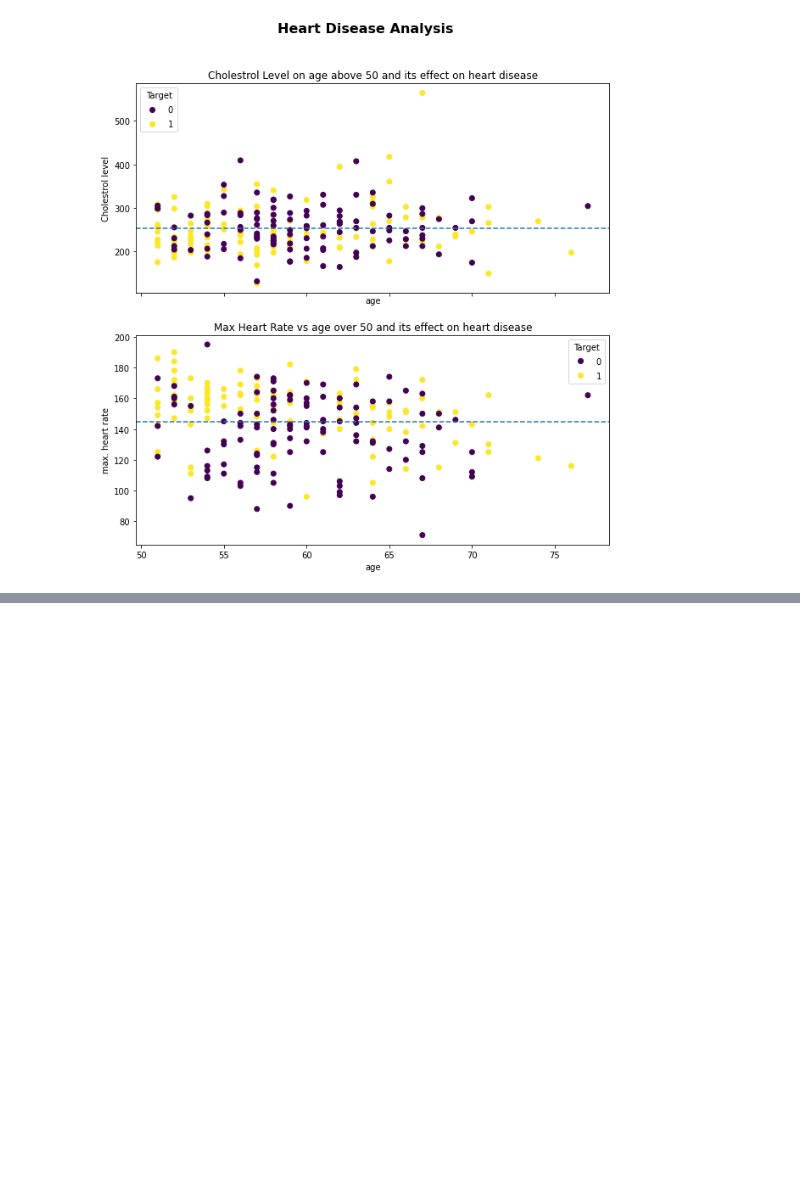
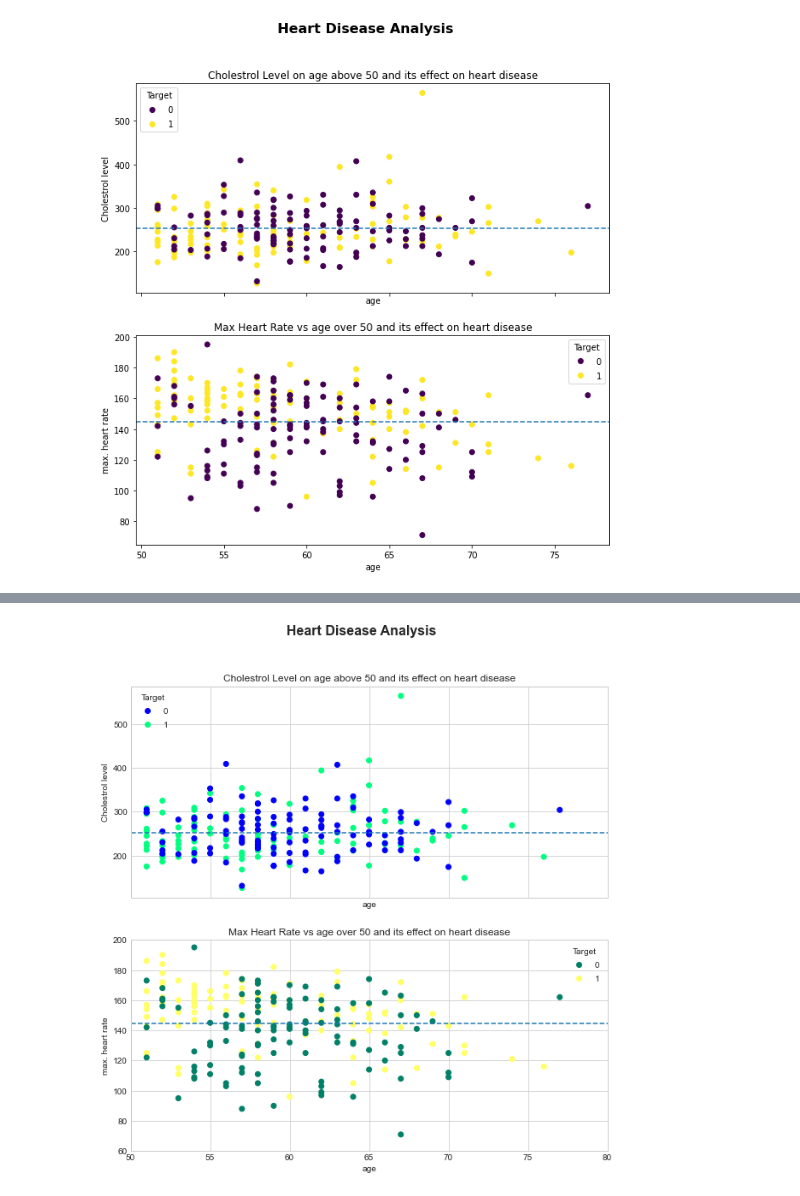
Before and after one commit to m00racle/zero-to-mastery-ml, a Jupyter notebook: section-2-data-science-and-ml-tools/TRIAL-PLOT-PANDAS.ipynb, the cells around one changed output, grey strips where cells are left out. Saved outputs shown, nothing was run; the diff lists cells and outputs as text; code cells hidden in the pictures; blank space fills up the shorter version.

```diff
--- a/section-2-data-science-and-ml-tools/TRIAL-PLOT-PANDAS.ipynb
+++ b/section-2-data-science-and-ml-tools/TRIAL-PLOT-PANDAS.ipynb
@@ -663,0 +841,69 @@ fig_over_50_2.suptitle("Heart Disease Analysis", fontweight='bold', fontsize=16)
+# %%
+# set plot(we make 2 rows as we will use shared x axes)
+#  docs: https://matplotlib.org/stable/api/_as_gen/matplotlib.pyplot.subplots.html
+fig_over_50_2, (ax_chol_over_50, ax_thalach_over_50) = plt.subplots(nrows=2, ncols=1, sharex=True, figsize=(10,10));
+# additional docs: for **fig_kw (figure keyword arguments) figsize:
+# https://matplotlib.org/stable/api/_as_gen/matplotlib.pyplot.figure.html#matplotlib.pyplot.figure
+#  I choose figsize 10 x 10 in since the height of the fig will be twice since there are two data plotted.
+
+# we begin with the chol_over_50 data frame first:
+# since this is already being presented should be easier and some info will be ommitted if you want more info on the docs
+# you can see the lines above.
+# create scatter chart for ax_chol_over_50
+chol_over_50_chart = ax_chol_over_50.scatter(x=age_over_50['age'],
+                                             y=age_over_50['chol'],
+                                             c=age_over_50['target'],
+                                             cmap='winter'); #this is color map
+# add x axis label:
+ax_chol_over_50.set_xlabel("age");
+
+# add y axis label:
+ax_chol_over_50.set_ylabel("Cholestrol level");
+
+# add title
+ax_chol_over_50.set_title("Cholestrol Level on age above 50 and its effect on heart disease");
+
+# add legend
+ax_chol_over_50.legend(*chol_over_50_chart.legend_elements(), title="Target", loc="upper left");
+
+# add  mean data of the cholestrol as horizontal line in scatter plot
+chol_mean_over_50 = age_over_50['chol'].mean()
+
+# the default horizontal line is solid line, I want to change it using the keyword arguments (kwargs) parameter linestyle
+ax_chol_over_50.axhline(chol_mean_over_50, linestyle='--');
+
+# set the x axes limits
+ax_chol_over_50.set_xlim([50, 80])
+
+# now for the ax_thalach we can repeat the same prcess but for ax_thalach_over_50 and use age_over_50['thalach'] dataframe.
+thalach_over_50_chart = ax_thalach_over_50.scatter(x=age_over_50['age'],
+                                                   y=age_over_50['thalach'],
+                                                   c=age_over_50['target'],
+                                                   cmap='summer'); #this is color map
+# add x axis label
+ax_thalach_over_50.set_xlabel("age");
+
+# add y axis label
+ax_thalach_over_50.set_ylabel("max. heart rate");
+
+# add title
+ax_thalach_over_50.set_title("Max Heart Rate vs age over 50 and its effect on heart disease");
+
+# add legend
+ax_thalach_over_50.legend(*thalach_over_50_chart.legend_elements(), title="Target");
+
+# mean data thalach over 50
+thalach_mean_over_50 = age_over_50['thalach'].mean()
+
+# add horizontal line to the mean with format '--'
+ax_thalach_over_50.axhline(thalach_mean_over_50, linestyle="--");
+
+# set y limit just for the max herat rate chart ax_thalach_over_50
+ax_thalach_over_50.set_ylim([60, 200])
+
+# Well we will also have super title of the figure
+# docs : https://matplotlib.org/stable/gallery/subplots_axes_and_figures/figure_title.html
+# docs API: https://matplotlib.org/stable/api/figure_api.html#matplotlib.figure.FigureBase.suptitle
+fig_over_50_2.suptitle("Heart Disease Analysis", fontweight='bold', fontsize=16);
+# %% [output]
+[figure, added]
```
Also changed, not shown: parts of 18 cells of this notebook, 2 other files.
